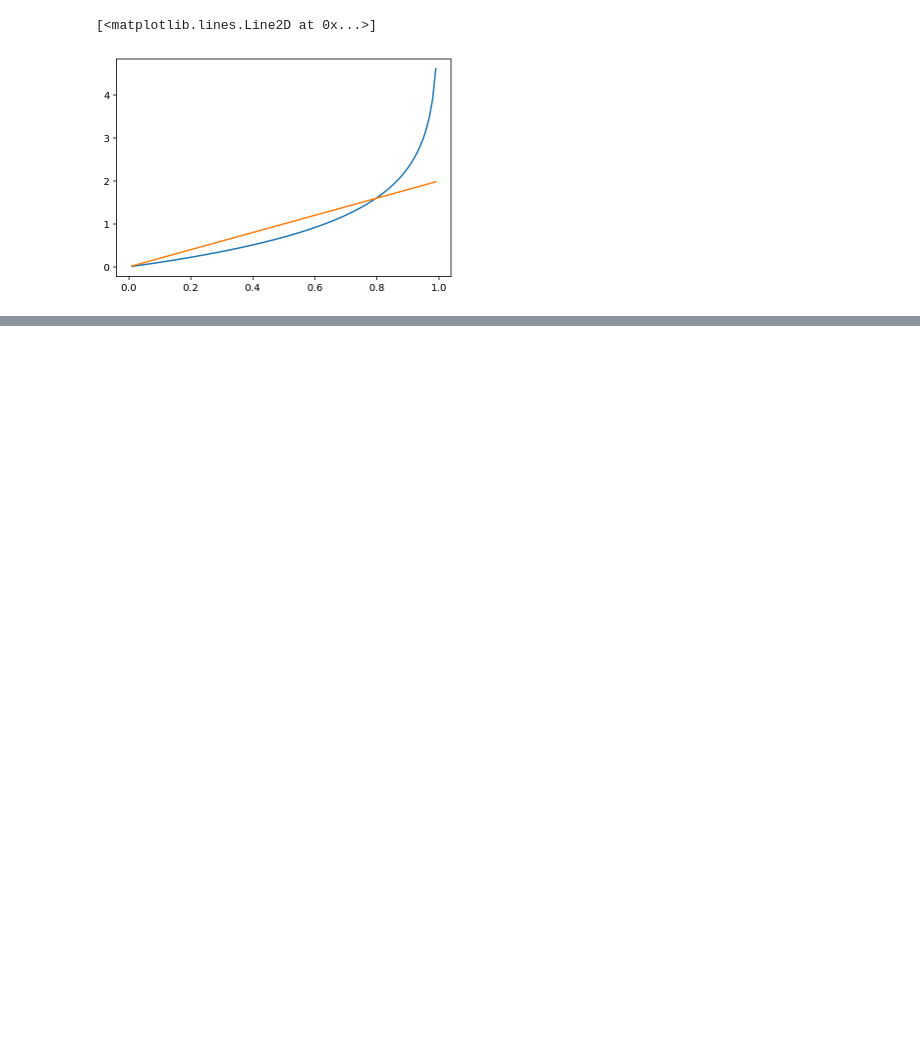
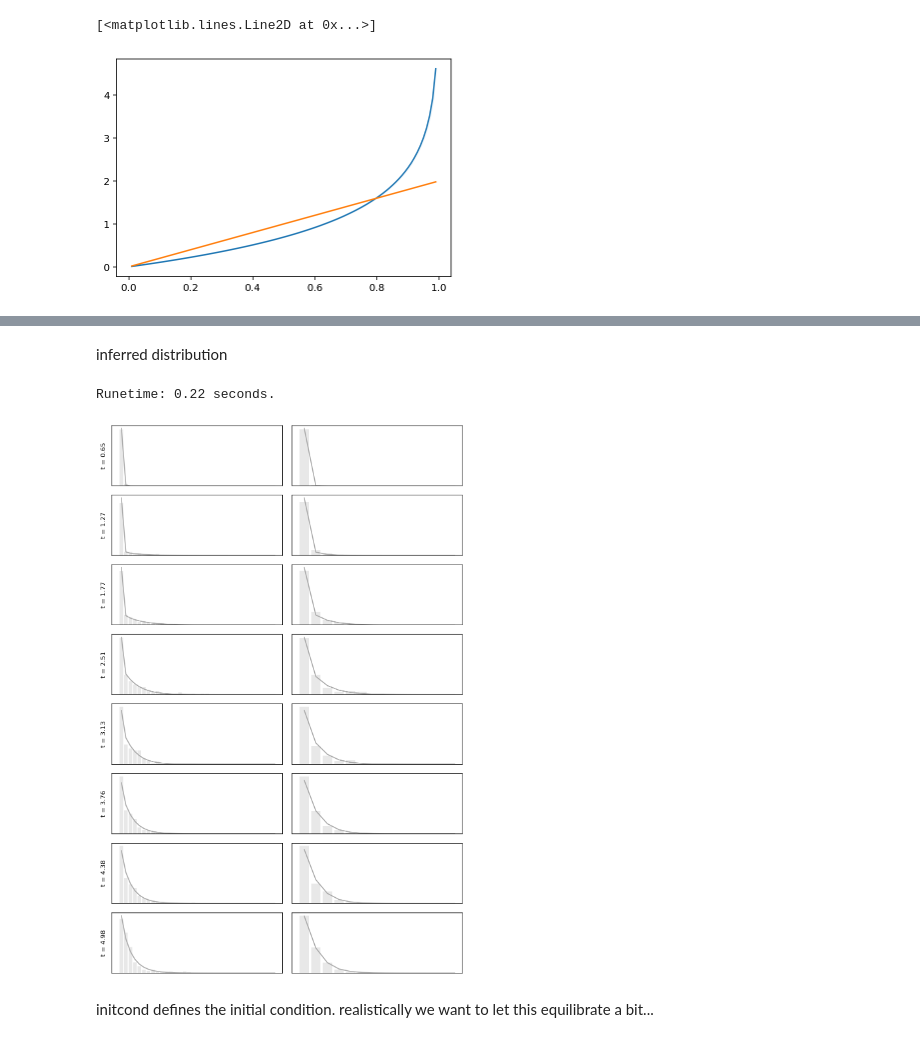
Before and after one commit to pachterlab/GVP_2023, a Jupyter notebook: gg230119_reactors.ipynb, the cells around one changed output, grey strips where cells are left out. Saved outputs shown, nothing was run; the diff lists cells and outputs as text; code cells hidden in the pictures; blank space fills up the shorter version.

```diff
--- a/gg230119_reactors.ipynb
+++ b/gg230119_reactors.ipynb
@@ -606,0 +579,19 @@ plt.plot(x,t_uni)
+# %%
+def inference(X,tvec,initcond):
+    n = 2
+    mx = [int(X[:,:,i].max()+5) for i in range(n)]
+
+    true_pars = np.log10(burst_size_values+[k,beta,gamma])
+#     objfun(true_pars,X,tvec,mx,initcond)
+
+    npar = 6
+    lb = np.asarray([-1.5]*npar)
+    ub = np.asarray([1.5]*npar)
+    bnd = scipy.optimize.Bounds(lb,ub)
+    x0 = np.random.rand(npar)*(ub-lb)+lb
+#
+    onedimobj = lambda x:  objfun(x,X,tvec,mx,initcond)
+    print('Obj func value at correct parameters: {:.2f}.'.format(onedimobj(true_pars)))
+    print('Starting obj func value: {:.2f}.'.format(onedimobj(x0)))
+    res_arr = scipy.optimize.minimize(fun=onedimobj,x0=x0,bounds=bnd,method='L-BFGS-B',options={'maxiter':50,'disp':True})
+    return res_arr
@@ -606,0 +624,2 @@ plt.plot(x,t_uni)
+# %%
+res_arr=inference(X,t_uni_quant,initcond[1:])
@@ -606,0 +659,14 @@ plt.plot(x,t_uni)
+# %%
+b1,b2,b3,k_,beta_,gamma_ = 10**res_arr.x
+bs_vals = [b1,b2,b3]
+
+burst_size_time_dep_test = lambda t: burst_size_time_dep_fun(t,switch_times,bs_vals)
+# %% [markdown]
+inferred distribution
+# %%
+ viz_nondelay(t_uni_quant,samples,k_,beta_,gamma_,burst_size_time_dep_test,initcond[1:],init_state_prob,t_pts = [25,50,70,100,125, 150,175,199])
+# %% [output]
+Runetime: 0.22 seconds.
+[figure, added]
+# %% [markdown]
+initcond defines the initial condition. realistically we want to let this equilibrate a bit...
```
Also changed, not shown: parts of 31 cells of this notebook.
